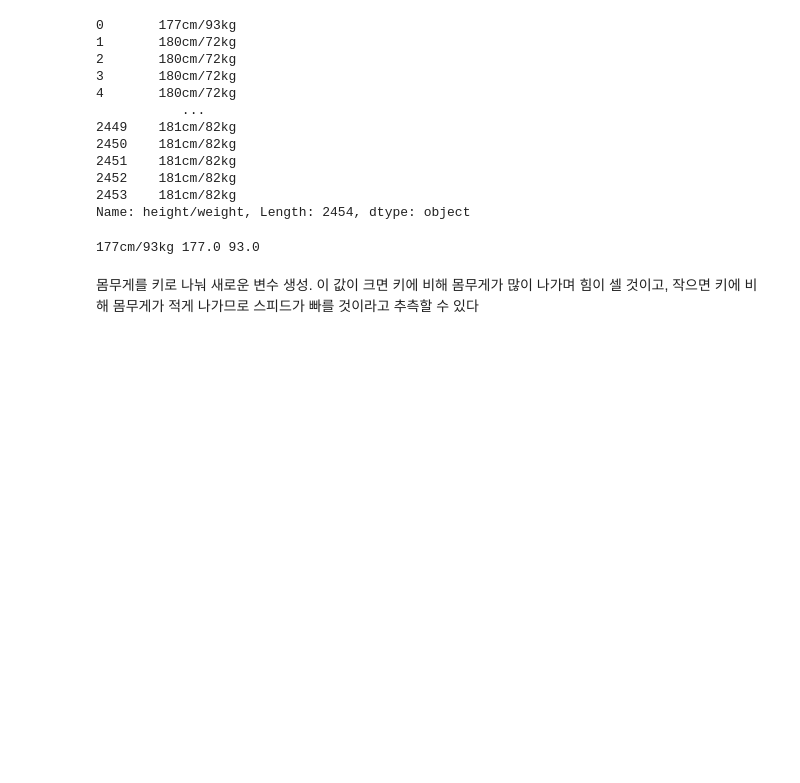
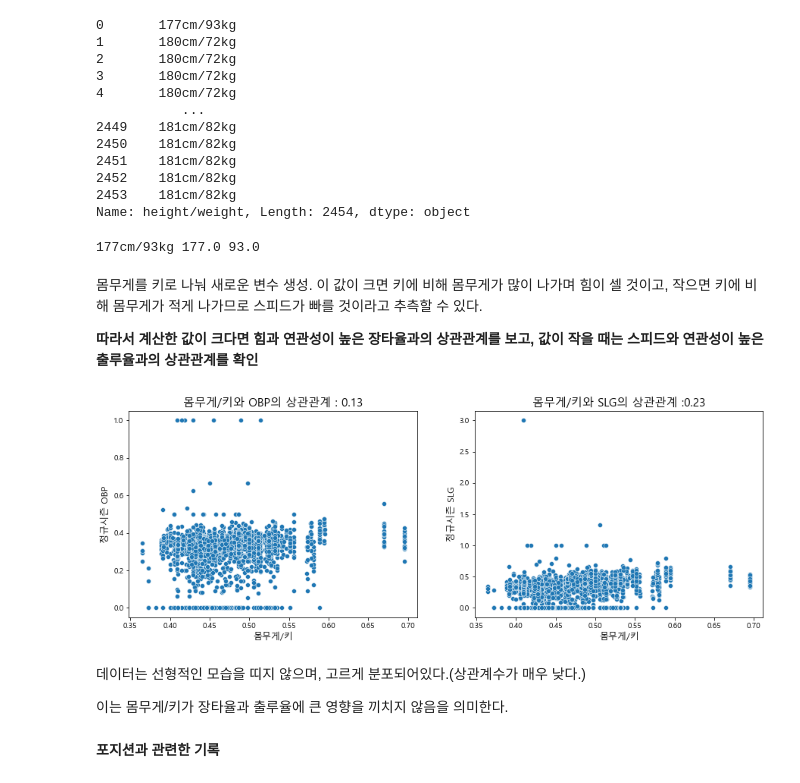
Before and after one commit to mg4432/Dacon-practice, a Jupyter notebook: KBO_OPS_prediction.ipynb, the cells around one changed output. Drawn from its saved outputs; the diff is of its cells as text; code cells hidden in the pictures; blank space fills up the shorter version.

```diff
--- a/KBO_OPS_prediction.ipynb
+++ b/KBO_OPS_prediction.ipynb
@@ -263,4 +273,6 @@ print(regular_season_df['height/weight'][0], regular_season_df['height'][0], reg
 # %% [output]
 177cm/93kg 177.0 93.0
 # %% [markdown]
-몸무게를 키로 나눠 새로운 변수 생성. 이 값이 크면 키에 비해 몸무게가 많이 나가며 힘이 셀 것이고, 작으면 키에 비해 몸무게가 적게 나가므로 스피드가 빠를 것이라고  추측할 수 있다
+몸무게를 키로 나눠 새로운 변수 생성. 이 값이 크면 키에 비해 몸무게가 많이 나가며 힘이 셀 것이고, 작으면 키에 비해 몸무게가 적게 나가므로 스피드가 빠를 것이라고  추측할 수 있다.
+
+**따라서 계산한 값이 크다면 힘과 연관성이 높은 장타율과의 상관관계를 보고, 값이 작을 때는 스피드와 연관성이 높은 출루율과의 상관관계를 확인**
@@ -268,0 +279,28 @@ print(regular_season_df['height/weight'][0], regular_season_df['height'][0], reg
+# %%
+# 몸무게/키 계산
+regular_season_df['weight_per_height'] = regular_season_df['weight'] / regular_season_df['height']
+plt.figure(figsize = (15,5))
+plt.subplot(1, 2, 1)
+
+# 몸무게/키와 출루율의 상관관계 계산
+correlation = regular_season_df['weight_per_height'].corr(regular_season_df['OBP'])
+sns.scatterplot(regular_season_df['weight_per_height'], regular_season_df['OBP'])
+plt.title("몸무게/키와 OBP의 상관관계 : " + str(np.round(correlation, 2)), fontsize = 15)
+plt.ylabel('정규시즌 OBP', fontsize  = 12)
+plt.xlabel('몸무게/키', fontsize = 12)
+
+plt.subplot(1,2,2)
+correlation = regular_season_df['weight_per_height'].corr(regular_season_df['SLG'])
+sns.scatterplot(regular_season_df['weight_per_height'], regular_season_df['SLG'])
+plt.title('몸무게/키와 SLG의 상관관계 :' + str(np.round(correlation, 2)), fontsize = 15)
+plt.ylabel('정규시즌 SLG', fontsize = 12)
+plt.xlabel('몸무게/키', fontsize = 12)
+plt.show()
+# %% [output]
+[figure, added]
+# %% [markdown]
+데이터는 선형적인 모습을 띠지 않으며, 고르게 분포되어있다.(상관계수가 매우 낮다.)
+
+이는 몸무게/키가 장타율과 출루율에 큰 영향을 끼치지 않음을 의미한다.
+# %% [markdown]
+**포지션과 관련한 기록**
```
Also changed, not shown: parts of 36 cells of this notebook.
